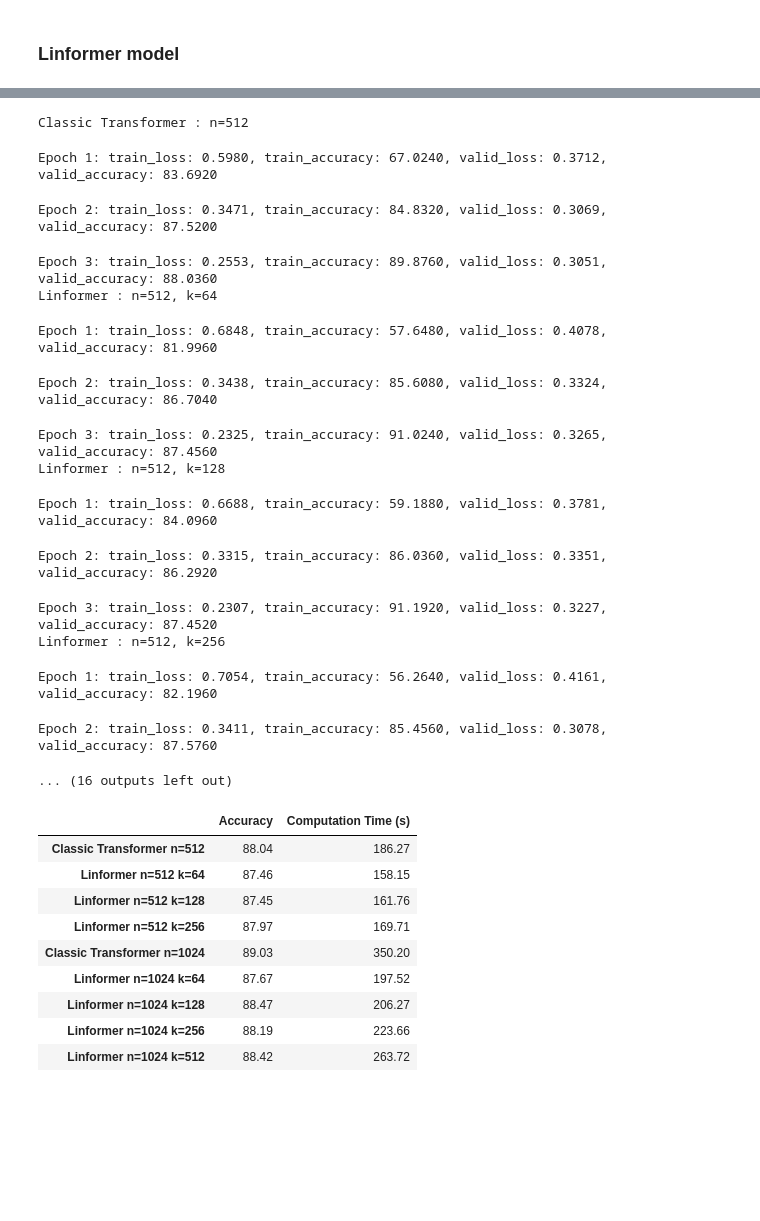
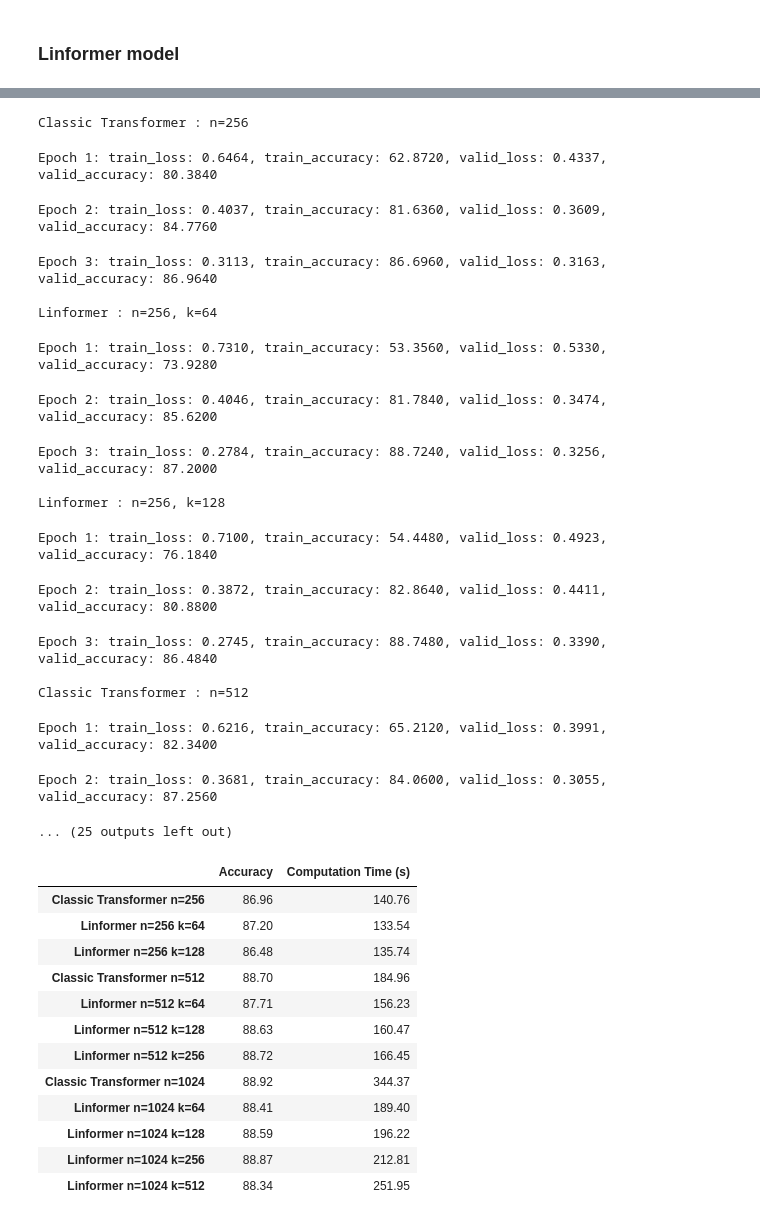
Before and after one commit to KillianCST/Academic-Projects-, a Jupyter notebook: Linformer/Linformer_classification_IMDB.ipynb, the cells around one changed output, grey strips where cells are left out. Cells and saved outputs as stored; diff of their text form; code cells hidden in the pictures; blank space fills up the shorter version.

```diff
--- a/Linformer/Linformer_classification_IMDB.ipynb
+++ b/Linformer/Linformer_classification_IMDB.ipynb
@@ -561,7 +563,7 @@ print(f"Number of learnable parameters: {total_params / 1e6:.2f}M")
 # Training + computation time recording
 start_time = time.time()
 if __name__ == '__main__':
-    train(model_classic, train_dataloader, valid_dataloader,lr=0.00002, n_epochs=5, wd=1e-3)
+    train(model_classic, train_dataloader, valid_dataloader,lr=0.00001, n_epochs=5, wd=1e-3)
 end_time = time.time()
 loop_time = (end_time - start_time)
 print(f"Time to train : {loop_time:.2f}s")
@@ -583,7 +591,7 @@ print(f"Number of learnable parameters: {total_params / 1e6:.2f}M")
 #Training + computation time recording
 start_time = time.time()
 if __name__ == '__main__':
-    train(model_linformer, train_dataloader, valid_dataloader,lr=0.00002, n_epochs=5, wd=1e-3)
+    train(model_linformer, train_dataloader, valid_dataloader,lr=0.000015, n_epochs=5, wd=1e-3)
 end_time = time.time()
 loop_time = (end_time - start_time)
 print(f"Time to train : {loop_time:.2f}s")
@@ -635,7 +650,7 @@ class DataCollator:
 
 data_collator = DataCollator(tokenizer)
 
-batch_size = 24 # GPU can handle this much
+batch_size = 32 # GPU can handle this much
 
 train_dataloader = DataLoader(
     train_set, batch_size=batch_size, collate_fn=data_collator, shuffle=True
@@ -647,12 +662,11 @@ n_valid = len(valid_set)
 n_train = len(train_set)
 # %%
 import pandas as pd
-torch.cuda.empty_cache()
-ns = [512,1024]
+ns = [256, 512, 1024]
 ks = [64,128,256,512]
 
-results_acc = np.zeros(9)
-result_time = np.zeros(9)
+results_acc = np.zeros(12)
+result_time = np.zeros(12)
 
 i=0
 for n in ns:
@@ -674,6 +688,7 @@ for n in ns:
     print(f"Classic Transformer : n={n}")
     start_time = time.time()
     acc = np.max(train(model_classic, train_dataloader, valid_dataloader,lr=0.00002, n_epochs=3, wd=1e-3,plot=False))
+    torch.cuda.empty_cache()
     end_time = time.time()
     loop_time = (end_time - start_time)
     results_acc[i] = acc
@@ -682,7 +697,7 @@ for n in ns:
 
     for k in ks:
 
-        if k==512 and n==512:
+        if (k==512 and n==512) or (k==256 and n==256) or (k==512 and n==256):
             break
 
         config_linformer = {
@@ -703,58 +718,68 @@ for n in ns:
         print(f"Linformer : n={n}, k={k}")
         start_time = time.time()
         acc = np.max(train(model_linformer, train_dataloader, valid_dataloader,lr=0.00002, n_epochs=3, wd=1e-3, plot=False))
+        torch.cuda.empty_cache()
         end_time = time.time()
         loop_time = (end_time - start_time)
         results_acc[i] = acc
         result_time[i] = loop_time
         i+=1
 # %% [output]
-Classic Transformer : n=512
+Classic Transformer : n=256
-Epoch 1: train_loss: 0.5980, train_accuracy: 67.0240, valid_loss: 0.3712, valid_accuracy: 83.6920
+Epoch 1: train_loss: 0.6464, train_accuracy: 62.8720, valid_loss: 0.4337, valid_accuracy: 80.3840
-Epoch 2: train_loss: 0.3471, train_accuracy: 84.8320, valid_loss: 0.3069, valid_accuracy: 87.5200
+Epoch 2: train_loss: 0.4037, train_accuracy: 81.6360, valid_loss: 0.3609, valid_accuracy: 84.7760
-Epoch 3: train_loss: 0.2553, train_accuracy: 89.8760, valid_loss: 0.3051, valid_accuracy: 88.0360
-Linformer : n=512, k=64
+Epoch 3: train_loss: 0.3113, train_accuracy: 86.6960, valid_loss: 0.3163, valid_accuracy: 86.9640
+
+Linformer : n=256, k=64
-Epoch 1: train_loss: 0.6848, train_accuracy: 57.6480, valid_loss: 0.4078, valid_accuracy: 81.9960
+Epoch 1: train_loss: 0.7310, train_accuracy: 53.3560, valid_loss: 0.5330, valid_accuracy: 73.9280
-Epoch 2: train_loss: 0.3438, train_accuracy: 85.6080, valid_loss: 0.3324, valid_accuracy: 86.7040
+Epoch 2: train_loss: 0.4046, train_accuracy: 81.7840, valid_loss: 0.3474, valid_accuracy: 85.6200
-Epoch 3: train_loss: 0.2325, train_accuracy: 91.0240, valid_loss: 0.3265, valid_accuracy: 87.4560
-Linformer : n=512, k=128
+Epoch 3: train_loss: 0.2784, train_accuracy: 88.7240, valid_loss: 0.3256, valid_accuracy: 87.2000
+
+Linformer : n=256, k=128
-Epoch 1: train_loss: 0.6688, train_accuracy: 59.1880, valid_loss: 0.3781, valid_accuracy: 84.0960
+Epoch 1: train_loss: 0.7100, train_accuracy: 54.4480, valid_loss: 0.4923, valid_accuracy: 76.1840
-Epoch 2: train_loss: 0.3315, train_accuracy: 86.0360, valid_loss: 0.3351, valid_accuracy: 86.2920
+Epoch 2: train_loss: 0.3872, train_accuracy: 82.8640, valid_loss: 0.4411, valid_accuracy: 80.8800
-Epoch 3: train_loss: 0.2307, train_accuracy: 91.1920, valid_loss: 0.3227, valid_accuracy: 87.4520
-Linformer : n=512, k=256
+Epoch 3: train_loss: 0.2745, train_accuracy: 88.7480, valid_loss: 0.3390, valid_accuracy: 86.4840
+
+Classic Transformer : n=512
-Epoch 1: train_loss: 0.7054, train_accuracy: 56.2640, valid_loss: 0.4161, valid_accuracy: 82.1960
+Epoch 1: train_loss: 0.6216, train_accuracy: 65.2120, valid_loss: 0.3991, valid_accuracy: 82.3400
-Epoch 2: train_loss: 0.3411, train_accuracy: 85.4560, valid_loss: 0.3078, valid_accuracy: 87.5760
+Epoch 2: train_loss: 0.3681, train_accuracy: 84.0600, valid_loss: 0.3055, valid_accuracy: 87.2560
-... (16 outputs left out)
+... (25 outputs left out)
 # %%
 indices = [
+    "Classic Transformer n=256",
+    "Linformer n=256 k=64",
+    "Linformer n=256 k=128",
     "Classic Transformer n=512",
     "Linformer n=512 k=64",
     "Linformer n=512 k=128",
     "Linformer n=512 k=256",
     "Classic Transformer n=1024",
     "Linformer n=1024 k=64",
     "Linformer n=1024 k=128",
     "Linformer n=1024 k=256",
     "Linformer n=1024 k=512"
 ]
 
 dataframe = pd.DataFrame({
     "Accuracy": results_acc,
     "Computation Time (s)": result_time
 }, index=indices)
 
 dataframe.round(2)
 # %% [output]
 |  | Accuracy | Computation Time (s) |
-| Classic Transformer n=512 | 88.04 | 186.27 |
-| Linformer n=512 k=64 | 87.46 | 158.15 |
-| Linformer n=512 k=128 | 87.45 | 161.76 |
-| Linformer n=512 k=256 | 87.97 | 169.71 |
-| Classic Transformer n=1024 | 89.03 | 350.20 |
-| Linformer n=1024 k=64 | 87.67 | 197.52 |
-| Linformer n=1024 k=128 | 88.47 | 206.27 |
-| Linformer n=1024 k=256 | 88.19 | 223.66 |
-| Linformer n=1024 k=512 | 88.42 | 263.72 |
+| Classic Transformer n=256 | 86.96 | 140.76 |
+| Linformer n=256 k=64 | 87.20 | 133.54 |
+| Linformer n=256 k=128 | 86.48 | 135.74 |
+| Classic Transformer n=512 | 88.70 | 184.96 |
+| Linformer n=512 k=64 | 87.71 | 156.23 |
+| Linformer n=512 k=128 | 88.63 | 160.47 |
+| Linformer n=512 k=256 | 88.72 | 166.45 |
+| Classic Transformer n=1024 | 88.92 | 344.37 |
+| Linformer n=1024 k=64 | 88.41 | 189.40 |
+| Linformer n=1024 k=128 | 88.59 | 196.22 |
+| Linformer n=1024 k=256 | 88.87 | 212.81 |
+| Linformer n=1024 k=512 | 88.34 | 251.95 |
 # %% [markdown]
 ## Conclusion :
 
```
Also changed, not shown: parts of 16 cells of this notebook.
